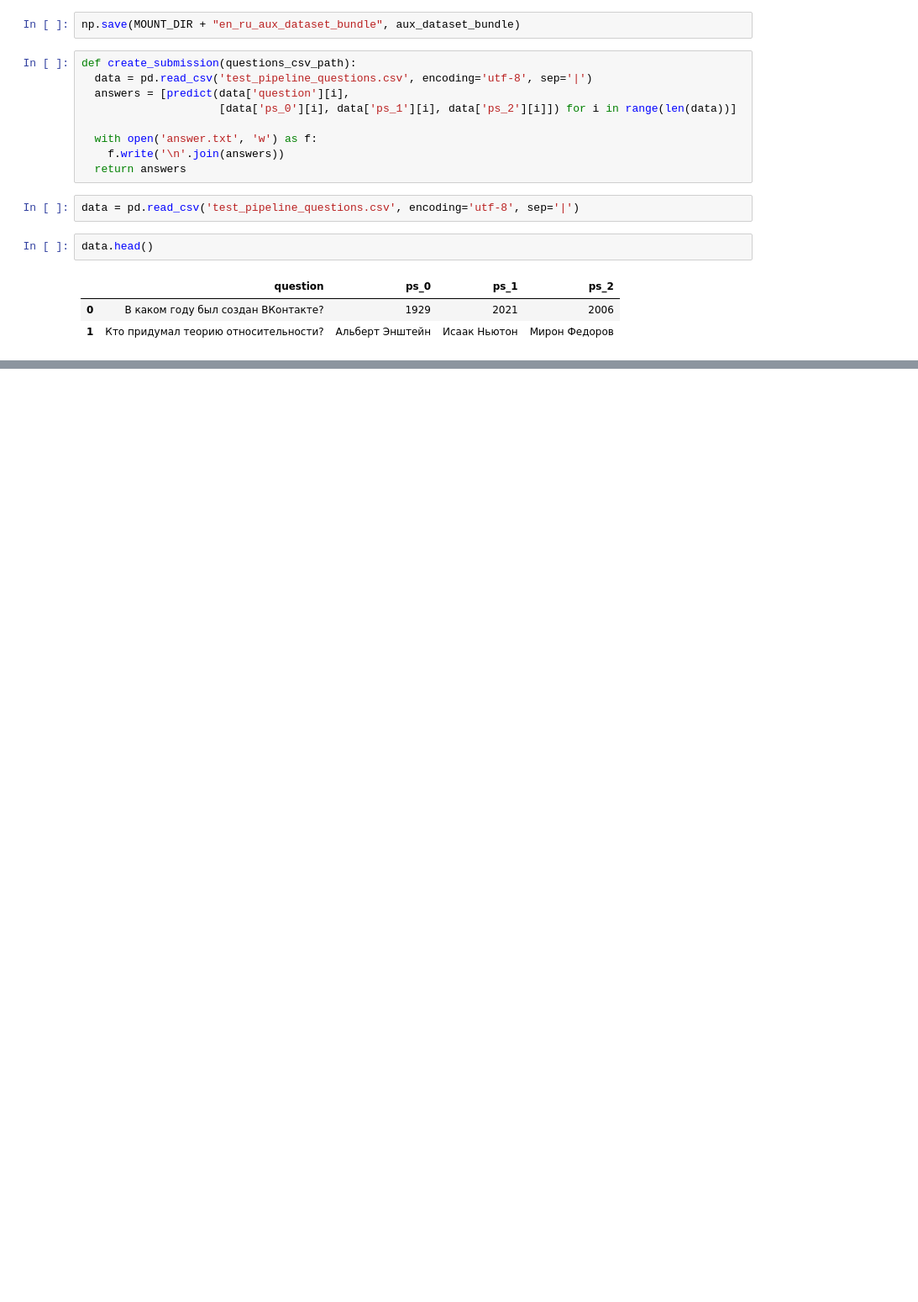
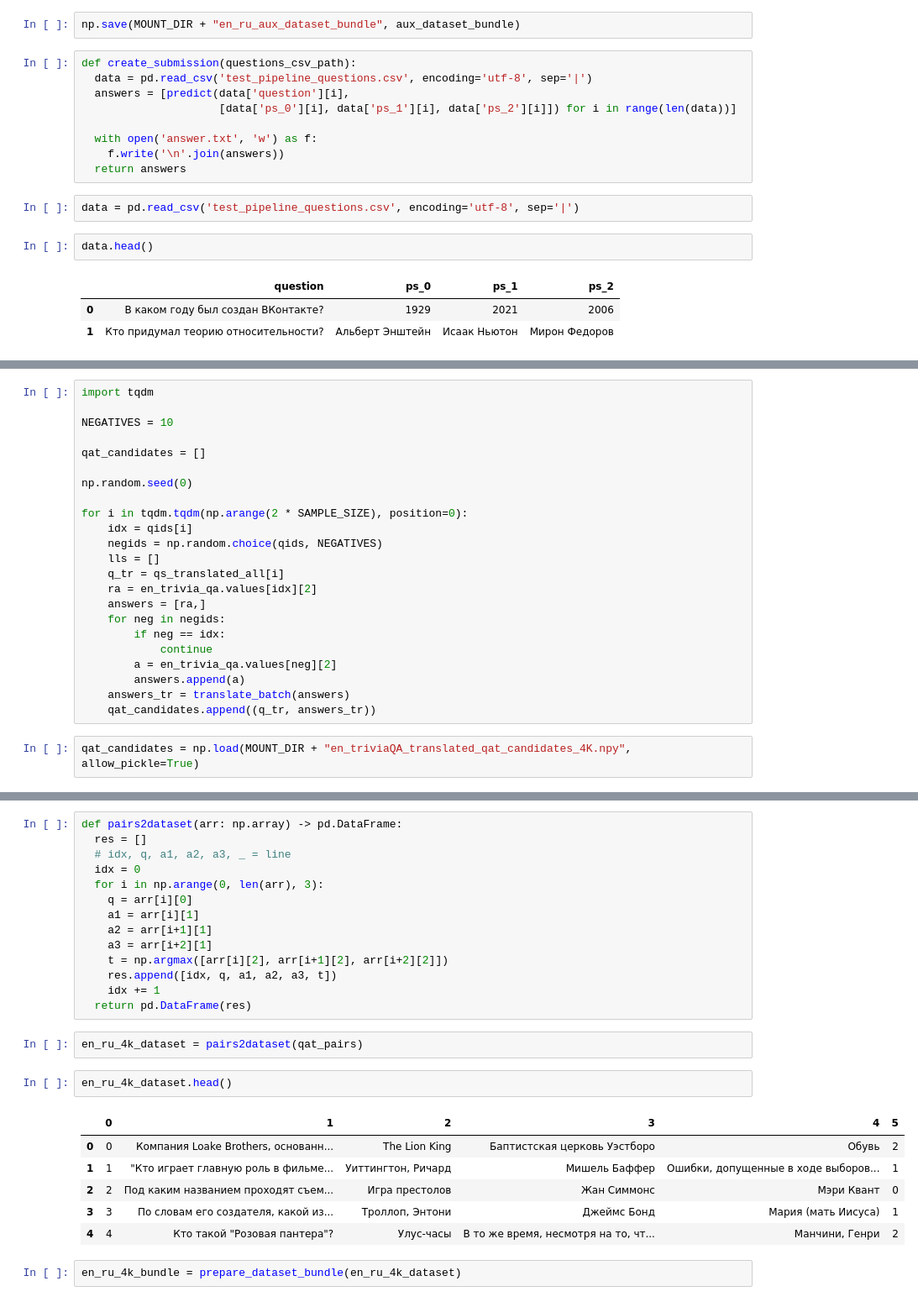
Before and after one commit to sergmiller/vk-cup-final-2021, a Jupyter notebook: sergmiller_RuGPT_bundle_creation.ipynb, the cells around one changed output, grey strips where cells are left out. Shown: that part at 84% size. Saved outputs shown, nothing was run; the diff lists cells and outputs as text; blank space fills up the shorter version.

```diff
--- a/sergmiller_RuGPT_bundle_creation.ipynb
+++ b/sergmiller_RuGPT_bundle_creation.ipynb
@@ -201,0 +294,25 @@ Mounted at /gdrive
+# %%
+import tqdm
+
+NEGATIVES = 10
+
+qat_candidates = []
+
+np.random.seed(0)
+
+for i in tqdm.tqdm(np.arange(2 * SAMPLE_SIZE), position=0):
+    idx = qids[i]
+    negids = np.random.choice(qids, NEGATIVES)
+    lls = []
+    q_tr = qs_translated_all[i]
+    ra = en_trivia_qa.values[idx][2]
+    answers = [ra,]
+    for neg in negids:
+        if neg == idx:
+            continue
+        a = en_trivia_qa.values[neg][2]
+        answers.append(a)
+    answers_tr = translate_batch(answers)
+    qat_candidates.append((q_tr, answers_tr))
+# %%
+qat_candidates = np.load(MOUNT_DIR + "en_triviaQA_translated_qat_candidates_4K.npy", allow_pickle=True)
@@ -201,0 +373,27 @@ Mounted at /gdrive
+# %%
+def pairs2dataset(arr: np.array) -> pd.DataFrame:
+  res = []
+  # idx, q, a1, a2, a3, _ = line
+  idx = 0
+  for i in np.arange(0, len(arr), 3):
+    q = arr[i][0]
+    a1 = arr[i][1]
+    a2 = arr[i+1][1]
+    a3 = arr[i+2][1]
+    t = np.argmax([arr[i][2], arr[i+1][2], arr[i+2][2]])
+    res.append([idx, q, a1, a2, a3, t])
+    idx += 1
+  return pd.DataFrame(res)
+# %%
+en_ru_4k_dataset = pairs2dataset(qat_pairs)
+# %%
+en_ru_4k_dataset.head()
+# %% [output]
+|  | 0 | 1 | 2 | 3 | 4 | 5 |
+| 0 | 0 | Компания Loake Brothers, основанн... | The Lion King | Баптистская церковь Уэстборо | Обувь | 2 |
+| 1 | 1 | "Кто играет главную роль в фильме... | Уиттингтон, Ричард | Мишель Баффер | Ошибки, допущенные в ходе выборов... | 1 |
+| 2 | 2 | Под каким названием проходят съем... | Игра престолов | Жан Симмонс | Мэри Квант | 0 |
+| 3 | 3 | По словам его создателя, какой из... | Троллоп, Энтони | Джеймс Бонд | Мария (мать Иисуса) | 1 |
+| 4 | 4 | Кто такой "Розовая пантера"? | Улус-часы | В то же время, несмотря на то, чт... | Манчини, Генри | 2 |
+# %%
+en_ru_4k_bundle = prepare_dataset_bundle(en_ru_4k_dataset)
```
Also changed, not shown: parts of 36 cells of this notebook.
